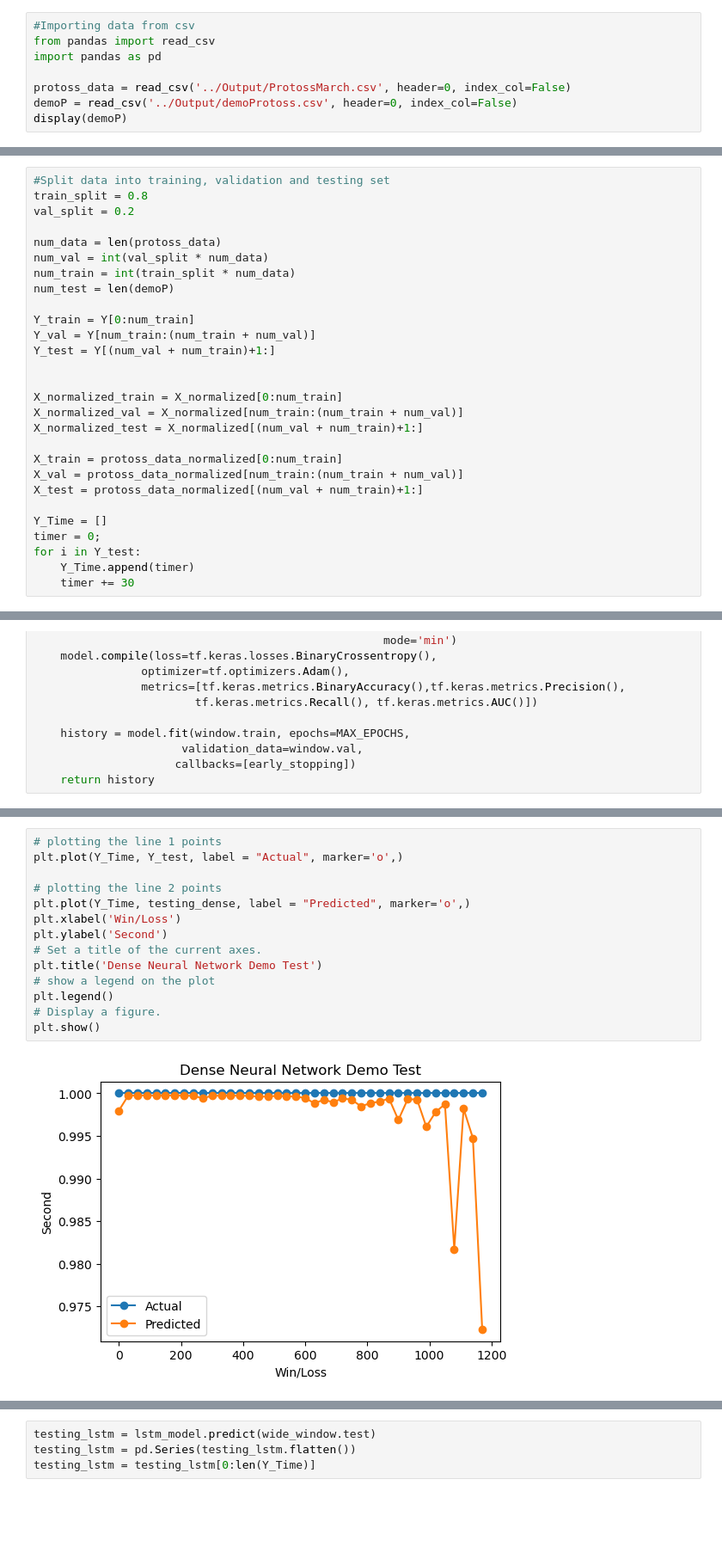
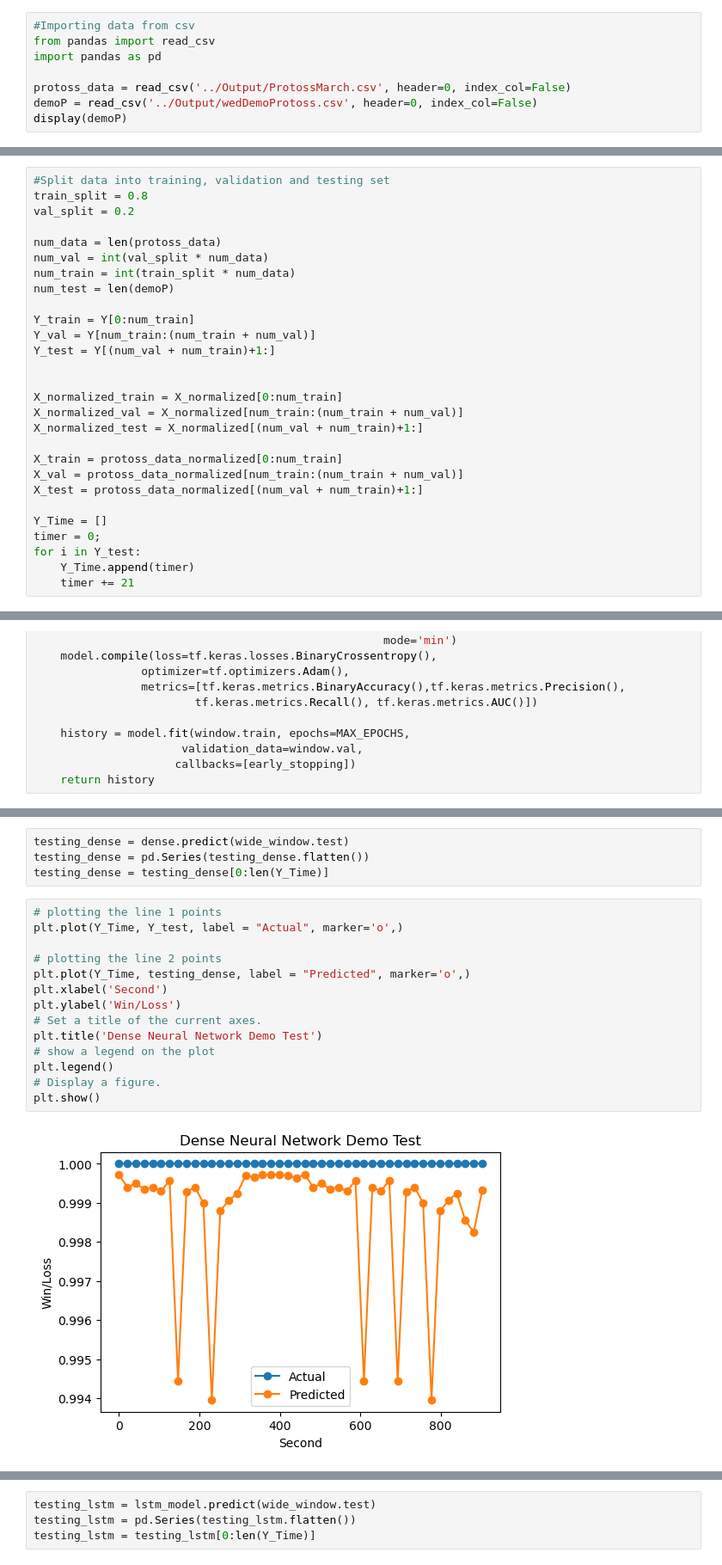
Before and after one commit to ucfcs/Fall2020-Group-20, a Jupyter notebook: notebooks/protoss/DemoProtossNorm.ipynb, the cells around one changed output, grey strips where cells are left out. Shown at 86% size. Drawn from its saved outputs; the diff is of its cells as text; blank space fills up the shorter version.

Commit message:
protoss demo

```diff
--- a/notebooks/protoss/DemoProtossNorm.ipynb
+++ b/notebooks/protoss/DemoProtossNorm.ipynb
@@ -4,7 +4,7 @@ from pandas import read_csv
 import pandas as pd
 
 protoss_data = read_csv('../Output/ProtossMarch.csv', header=0, index_col=False)
-demoP = read_csv('../Output/demoProtoss.csv', header=0, index_col=False)
+demoP = read_csv('../Output/wedDemoProtoss.csv', header=0, index_col=False)
 display(demoP)
 # %% [output]
 |  | match_id | map_name | region | game_length | race | enemy_race | ap30s | frame | second | player | ... |
@@ -112,7 +115,7 @@ Y_Time = []
 timer = 0;
 for i in Y_test:
     Y_Time.append(timer)
-    timer += 30
+    timer += 21
 # %%
 import numpy as np
 
@@ -415,19 +458,23 @@ testing_dense = pd.Series(testing_dense.flatten())
+# %%
+testing_dense = dense.predict(wide_window.test)
+testing_dense = pd.Series(testing_dense.flatten())
+testing_dense = testing_dense[0:len(Y_Time)]
 # %%
 # plotting the line 1 points
 plt.plot(Y_Time, Y_test, label = "Actual", marker='o',)
 
 # plotting the line 2 points
 plt.plot(Y_Time, testing_dense, label = "Predicted", marker='o',)
-plt.xlabel('Win/Loss')
-plt.ylabel('Second')
+plt.xlabel('Second')
+plt.ylabel('Win/Loss')
 # Set a title of the current axes.
 plt.title('Dense Neural Network Demo Test')
 # show a legend on the plot
 plt.legend()
 # Display a figure.
 plt.show()
 # %% [output]
-[figure, old version]
+[figure, new version]
 # %%
 lstm_model = tf.keras.models.Sequential([
     # Shape [batch, time, features] => [batch, time, lstm_units]
```
Also changed, not shown: parts of 22 cells of this notebook.
